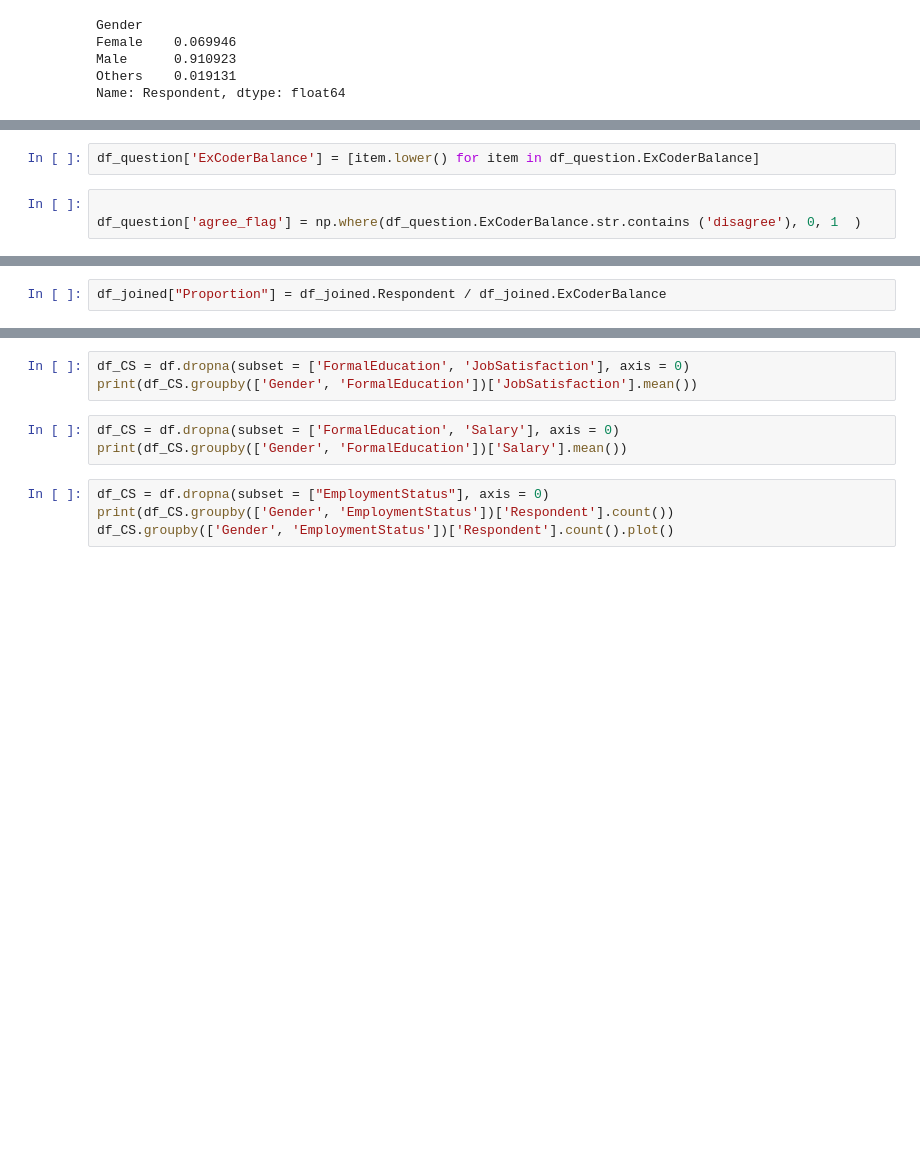
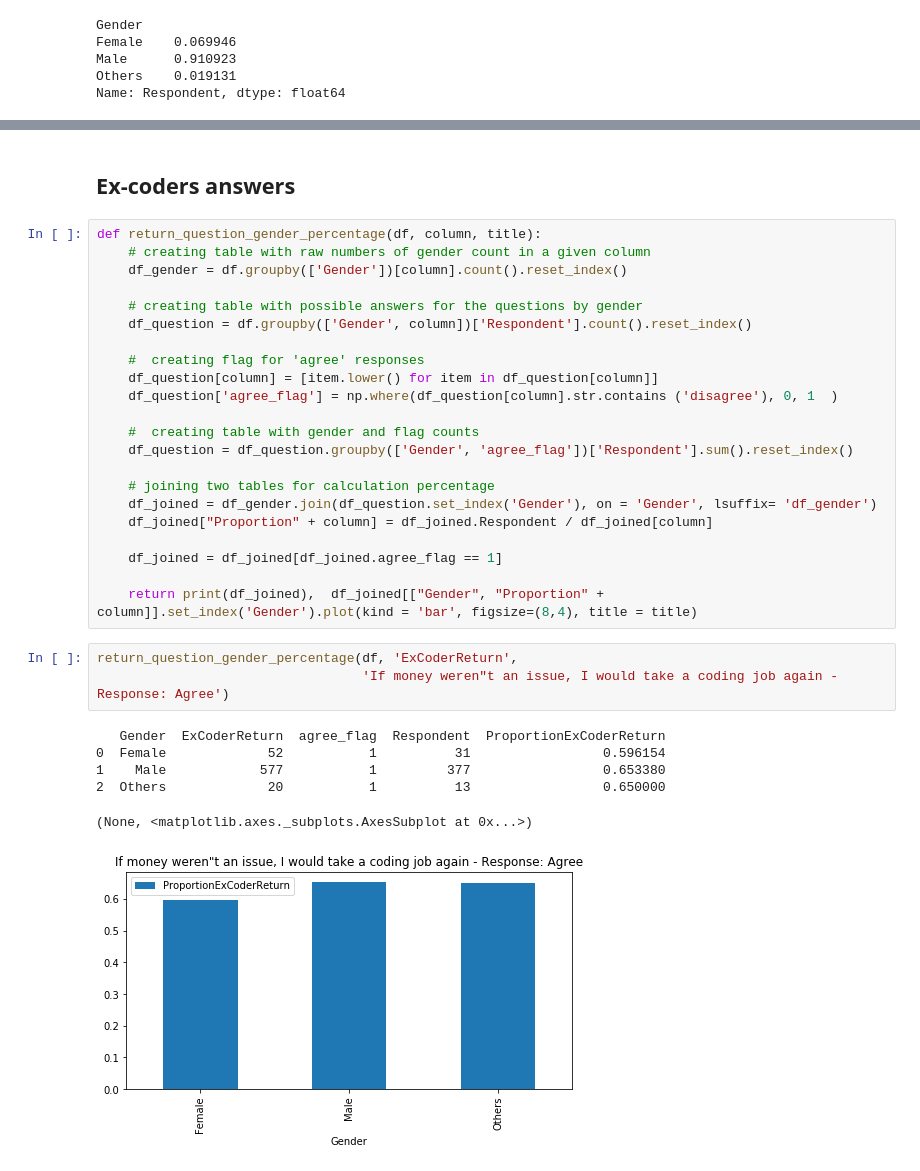
Before and after one commit to marcelajanowska/Stack_Overflow_Survey_Results_Analysis, a Jupyter notebook: Stack Overflow Survey Results Analysis.ipynb, the cells around one changed output, grey strips where cells are left out. Drawn from its saved outputs; the diff is of its cells as text; blank space fills up the shorter version.

Commit message:
refactor ex-coder | reasons for dev job

```diff
--- a/Stack Overflow Survey Results Analysis.ipynb
+++ b/Stack Overflow Survey Results Analysis.ipynb
@@ -251,5 +248,0 @@ df_question = df.groupby(['Gender', 'ExCoderBalance'])['Respondent'].count().res
-# %%
-df_question['ExCoderBalance'] = [item.lower() for item in df_question.ExCoderBalance]
-# %%
-
-df_question['agree_flag'] = np.where(df_question.ExCoderBalance.str.contains ('disagree'), 0, 1  )
@@ -270,2 +248,0 @@ df_joined = df_gender.join(df_question.set_index('Gender'), on = 'Gender', lsuff
-# %%
-df_joined["Proportion"] = df_joined.Respondent / df_joined.ExCoderBalance
@@ -374,10 +249,34 @@ ttest_ind(cat1['Salary'], cat2['Salary'])
-# %%
-df_CS = df.dropna(subset = ['FormalEducation', 'JobSatisfaction'], axis = 0)
-print(df_CS.groupby(['Gender', 'FormalEducation'])['JobSatisfaction'].mean())
-# %%
-df_CS = df.dropna(subset = ['FormalEducation', 'Salary'], axis = 0)
-print(df_CS.groupby(['Gender', 'FormalEducation'])['Salary'].mean())
-# %%
-df_CS = df.dropna(subset = ["EmploymentStatus"], axis = 0)
-print(df_CS.groupby(['Gender', 'EmploymentStatus'])['Respondent'].count())
-df_CS.groupby(['Gender', 'EmploymentStatus'])['Respondent'].count().plot()
+# %% [markdown]
+## Ex-coders answers
+# %%
+def return_question_gender_percentage(df, column, title):
+    # creating table with raw numbers of gender count in a given column
+    df_gender = df.groupby(['Gender'])[column].count().reset_index()
+
+    # creating table with possible answers for the questions by gender
+    df_question = df.groupby(['Gender', column])['Respondent'].count().reset_index()
+
+    #  creating flag for 'agree' responses
+    df_question[column] = [item.lower() for item in df_question[column]]
+    df_question['agree_flag'] = np.where(df_question[column].str.contains ('disagree'), 0, 1  )
+
+    #  creating table with gender and flag counts
+    df_question = df_question.groupby(['Gender', 'agree_flag'])['Respondent'].sum().reset_index()
+
+    # joining two tables for calculation percentage
+    df_joined = df_gender.join(df_question.set_index('Gender'), on = 'Gender', lsuffix= 'df_gender')
+    df_joined["Proportion" + column] = df_joined.Respondent / df_joined[column]
+
+    df_joined = df_joined[df_joined.agree_flag == 1]
+
+    return print(df_joined),  df_joined[["Gender", "Proportion" + column]].set_index('Gender').plot(kind = 'bar', figsize=(8,4), title = title)
+# %%
+return_question_gender_percentage(df, 'ExCoderReturn',
+                                  'If money weren"t an issue, I would take a coding job again - Response: Agree')
+# %% [output]
+   Gender  ExCoderReturn  agree_flag  Respondent  ProportionExCoderReturn
+0  Female             52           1          31                 0.596154
+1    Male            577           1         377                 0.653380
+2  Others             20           1          13                 0.650000
+(None, <matplotlib.axes._subplots.AxesSubplot at 0x...>)
+[figure, added]
```
Also changed, not shown: parts of 30 cells of this notebook.
